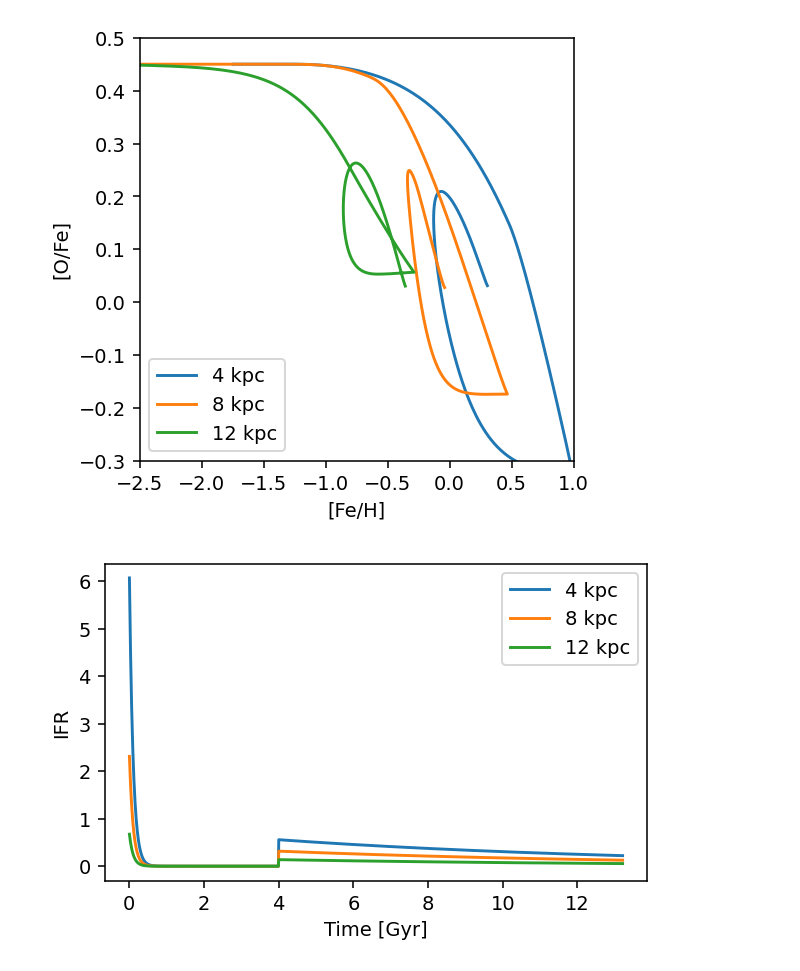
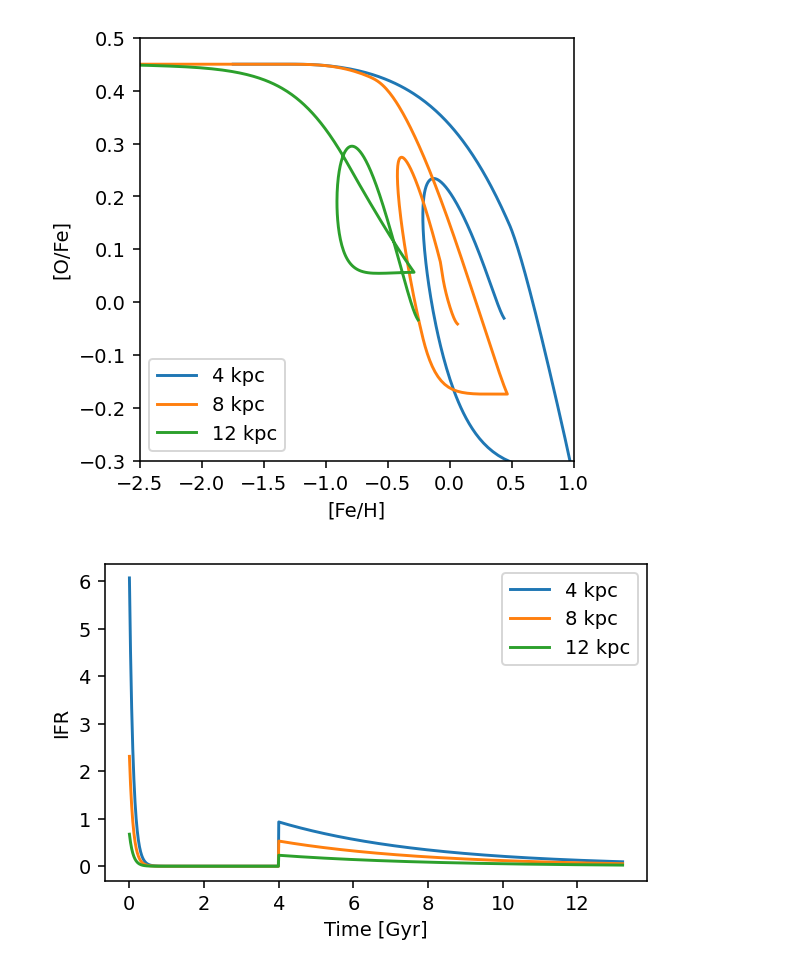
Before and after one commit to lodubay/galactic-dtd, a Jupyter notebook: notebooks/twoinfall.ipynb, the cells around one changed output. Drawn from its saved outputs; the diff is of its cells as text; code cells hidden in the pictures.

```diff
--- a/notebooks/twoinfall.ipynb
+++ b/notebooks/twoinfall.ipynb
@@ -124,36 +124,36 @@ class twoinfall_inflow_metallicity:
 for galr in [4, 8, 12]:
     sz = vice.singlezone(
         name=str(OUTPUT_DIR / f'twoinfall{galr:02d}'),
-        func=twoinfall_gradient(galr, first_timescale=0.1, second_timescale=10),
+        func=twoinfall_gradient(galr, first_timescale=0.1, second_timescale=4),
         tau_star=twoinfall_tau_star(galr),
         mode='ifr',
         eta=vice.milkyway.default_mass_loading(galr),
         Mg0=0,
         elements=('fe', 'o'),
         dt=DT,
         recycling='continuous',
         RIa=exponential(timescale=1.5),
         delay=0.04,
         schmidt=False,
         # Zin={},
         # Z_solar = 0.014
     )
     # sz.Zin['fe'] = twoinfall_inflow_metallicity(galr, second_infall_feh=-1.5)
     # sz.Zin['o'] = twoinfall_inflow_metallicity(galr, second_infall_feh=-0.5)
     sz.run(SIMTIME, overwrite=True)
 
 fig, ax = plt.subplots(figsize=(4, 4), dpi=140)
 for galr in [4, 8, 12]:
     hist = vice.history(str(OUTPUT_DIR / f'twoinfall{galr:02d}'))
     ax.plot(hist['[fe/h]'], hist['[o/fe]'], label='%s kpc' % galr)
 ax.set_xlim((-2.5, 1))
 ax.set_ylim((-0.3, 0.5))
 ax.set_xlabel('[Fe/H]')
 ax.set_ylabel('[O/Fe]')
 ax.legend()
 plt.show()
 # %% [output]
-[figure, old version]
+[figure, new version]
 # %%
 fig, ax = plt.subplots(figsize=(5, 3), dpi=140)
 for galr in [4, 8, 12]:
@@ -164,7 +164,7 @@ ax.set_ylabel('IFR')
 ax.legend()
 plt.show()
 # %% [output]
-[figure, old version]
+[figure, new version]
 # %%
 fig, ax = plt.subplots(figsize=(5, 3), dpi=140)
 for galr in [4, 8, 12]:
```
Also changed, not shown: parts of 3 cells of this notebook.
